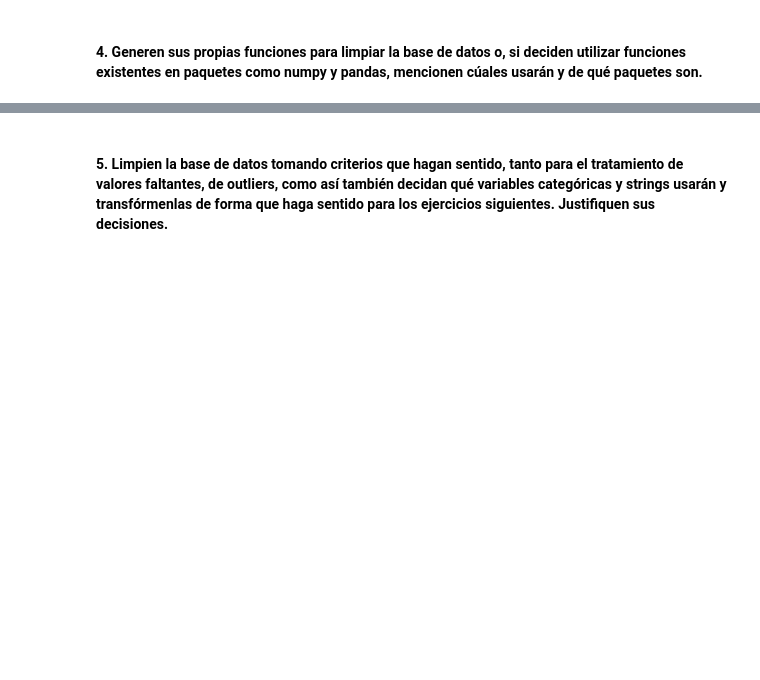
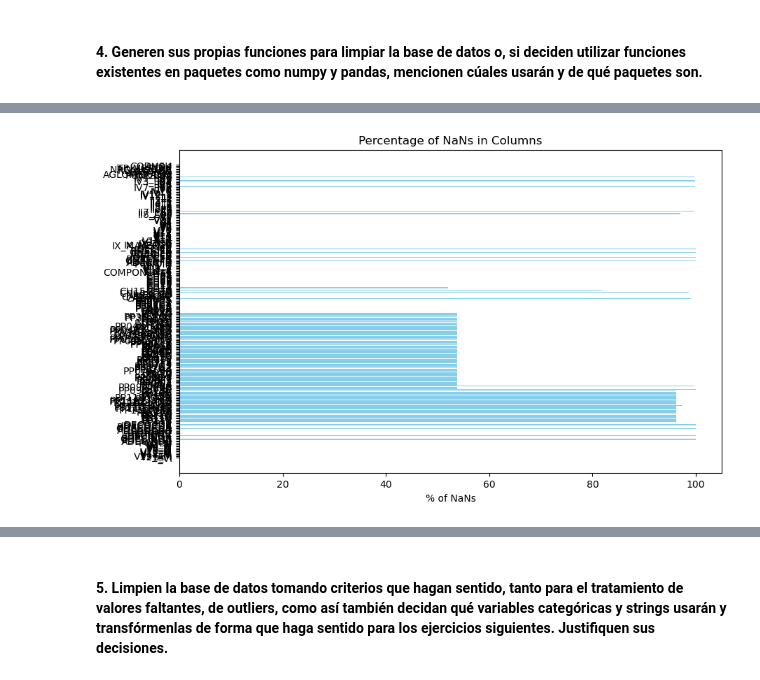
Before and after one commit to facundovq/Big_Data_TPs, a Jupyter notebook: TP3/TP3_ArispeOchoaValleQuintana.ipynb, the cells around one changed output, grey strips where cells are left out. Drawn from its saved outputs; the diff is of its cells as text; code cells hidden in the pictures; blank space fills up the shorter version.

Commit message:
Avances TP3 Parte I - data cleaning
Elimine las columnas con NaNs superiores a un threshold identificado, queda lidiar con los Nans restantes

```diff
--- a/TP3/TP3_ArispeOchoaValleQuintana.ipynb
+++ b/TP3/TP3_ArispeOchoaValleQuintana.ipynb
@@ -53,2 +80,7 @@ Respuesta:
+# %%
+# Repetimos lo del ejercicio 2:
+
+data = pd.read_excel("usu_hogar_T123.xlsx")
+data_gba = data[data['AGLOMERADO'].isin([32, 33])]
 # %% [markdown]
 #### 3. Unan la tabla de la encuesta individual con la de la encuesta de hogar.
@@ -55,2 +108,16 @@ Respuesta:
 # %% [markdown]
 #### 4. Generen sus propias funciones para limpiar la base de datos o, si deciden utilizar funciones existentes en paquetes como numpy y pandas, mencionen cúales usarán y de qué paquetes son.
+# %%
+# Data Cleaning #
+#################
+
+# Creamos función que elimina columnas duplicadas
+
+def drop_duplicated_columns(df):
+    columns_to_drop = [col for col in df.columns if col.endswith("_y")] # identifica las columnas duplicadas del merge anterior, que terminan en "_y"
+
+    df_dropped = df.drop(columns=columns_to_drop, axis =1)
+
+    return df_dropped
+# %%
+df_cleaned_col = drop_duplicated_columns(data_merged)
@@ -56,0 +143,15 @@ Respuesta:
+# %%
+# Creamos una función para cuantificar los NaNs.
+
+def count_and_percentage_of_nans(df):
+    nan_info = pd.DataFrame({
+        'Column Name': df.columns,
+        'Number of NaNs': df.isna().sum(),
+        '% of NaNs': (df.isna().sum() / len(df) * 100)
+    })
+
+    return nan_info
+
+nan_info = count_and_percentage_of_nans(df_cleaned_col)
+
+nan_info # Lamentablemente este método no nos permite visualizar la información relevante de los NaNs.
@@ -56,0 +186,13 @@ Respuesta:
+# %%
+# Realizamos entonces un análisis gráfico de las columnas con NaNs: miramos sus % de Nans respecto a las observaciones totales.
+
+plt.figure(figsize=(10, 6))
+plt.barh(nan_info['Column Name'], nan_info['% of NaNs'], color='skyblue')
+plt.xlabel('% of NaNs')
+plt.title('Percentage of NaNs in Columns')
+plt.gca().invert_yaxis()
+plt.show()
+
+# Como podemos ver, hay una importante proporción de NaNs en cada columna.
+# %% [output]
+[figure, added]
```
Also changed, not shown: parts of 14 cells of this notebook, 3 other files.
